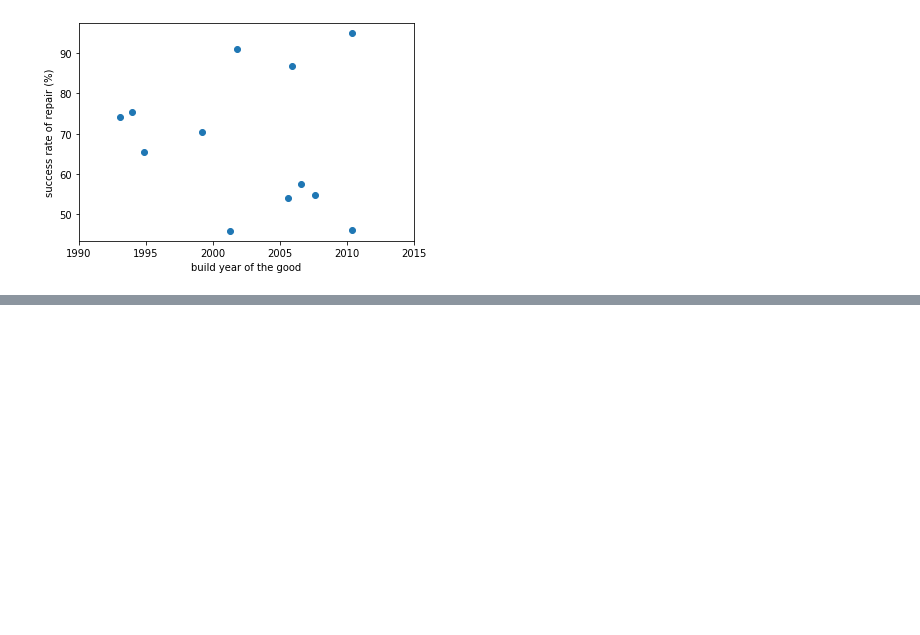
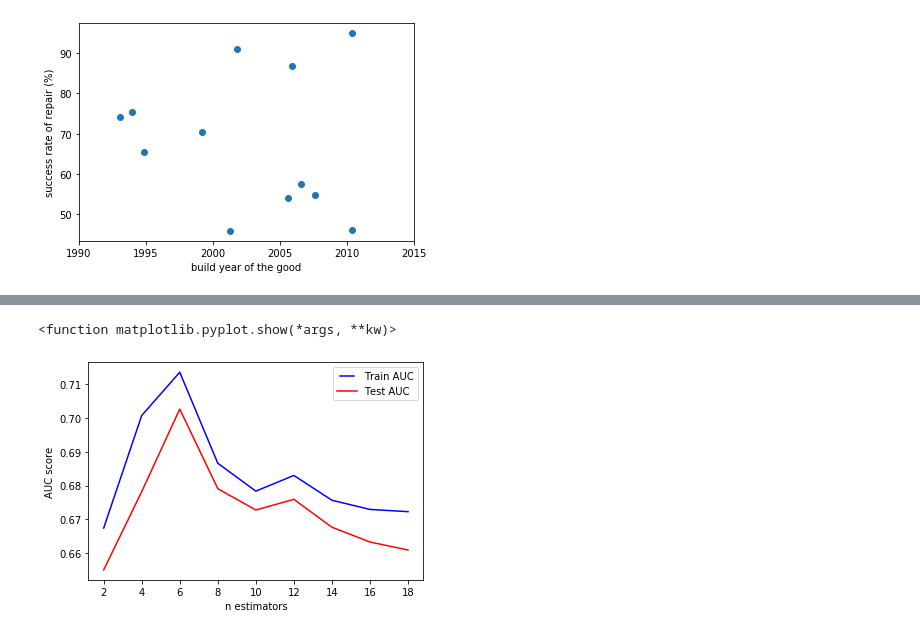
Before and after one commit to JeanMILPIED/Repair, a Jupyter notebook: Repair_cafe.ipynb, the cells around one changed output, grey strips where cells are left out. Drawn from its saved outputs; the diff is of its cells as text; code cells hidden in the pictures; blank space fills up the shorter version.

```diff
--- a/Repair_cafe.ipynb
+++ b/Repair_cafe.ipynb
@@ -294,0 +572,25 @@ plt.show
+# %%
+max_estimators = np.arange(2, 20,2)
+train_results = []
+test_results = []
+for max_estim in max_estimators:
+   rf_opt = RandomForestClassifier(n_estimators=max_estim, max_depth=3, n_jobs=-1,min_samples_split=10,random_state=2018)
+   rf_opt.fit(X_train, y_train)
+   train_pred = rf_opt.predict(X_train)
+   false_positive_rate, true_positive_rate, thresholds = roc_curve(y_train, train_pred, pos_label=1)
+   roc_auc = auc(false_positive_rate, true_positive_rate)
+   train_results.append(roc_auc)
+   y_pred = rf_opt.predict(X_test)
+   false_positive_rate, true_positive_rate, thresholds = roc_curve(y_test, y_pred, pos_label=1)
+   roc_auc = auc(false_positive_rate, true_positive_rate)
+   test_results.append(roc_auc)
+from matplotlib.legend_handler import HandlerLine2D
+line1, = plt.plot(max_estimators, train_results, 'b', label="Train AUC")
+line2, = plt.plot(max_estimators, test_results, 'r', label="Test AUC")
+plt.legend(handler_map={line1: HandlerLine2D(numpoints=2)})
+plt.ylabel('AUC score')
+plt.xlabel('n estimators')
+plt.show
+# %% [output]
+<function matplotlib.pyplot.show(*args, **kw)>
+[figure, added]
```
Also changed, not shown: parts of 21 cells of this notebook.
